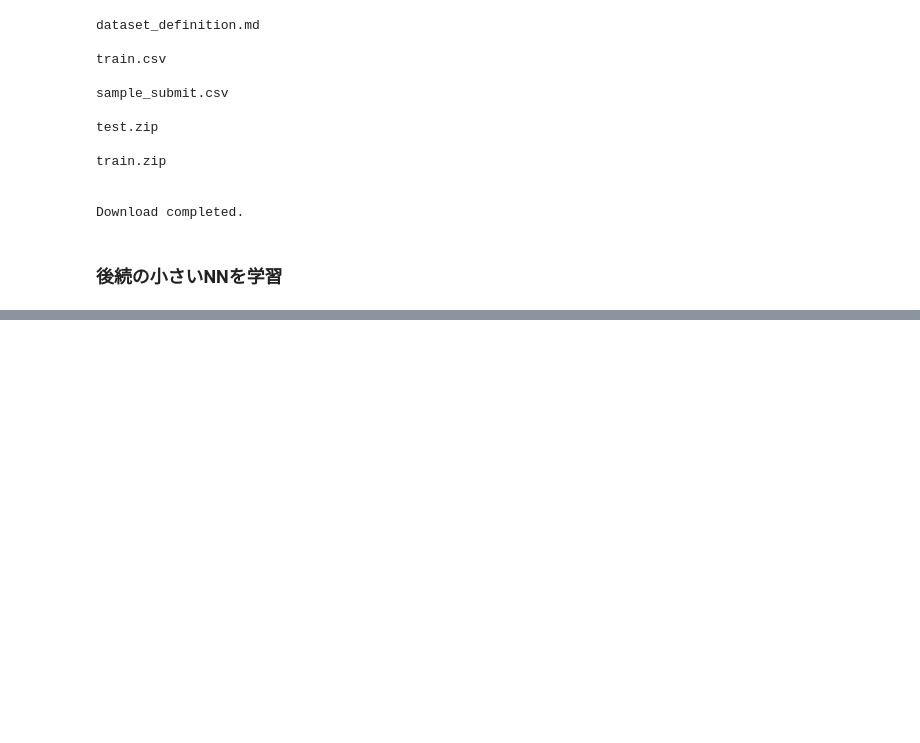
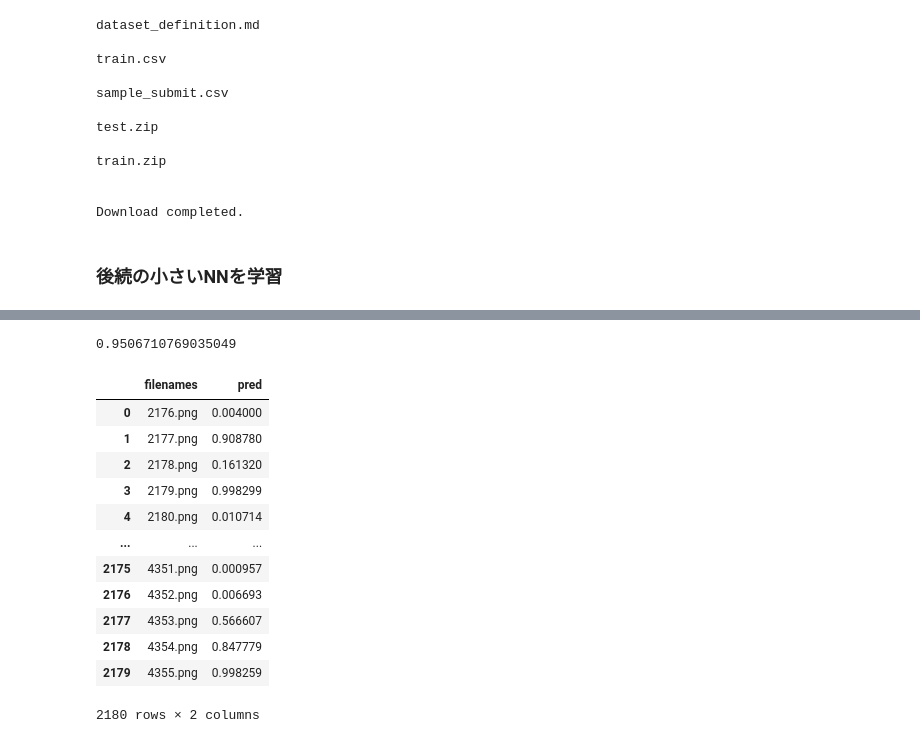
Before and after one commit to SStakafumi/package-classification-comp, a Jupyter notebook: blip.ipynb, the cells around one changed output, grey strips where cells are left out. Drawn from its saved outputs; the diff is of its cells as text; code cells hidden in the pictures; blank space fills up the shorter version.

Commit message:
model using blip image encoder and classifier header

```diff
--- a/blip.ipynb
+++ b/blip.ipynb
@@ -305,7 +428,7 @@ for iter_num, (X, y) in enumerate(valid_dataloader):
     y = y.to(device)
 
     with torch.no_grad(), torch.autocast("cuda"):
-        pred_y = wrapper_model(X)
+        pred_y = wrapper_model(X).softmax(dim=1)
         preds[iter_num*batch_size:(iter_num+1)*batch_size] = pred_y.detach()
 # %%
 from sklearn.metrics import roc_curve
@@ -320,0 +446,24 @@ plt.grid()
+# %%
+roc_auc
+# %% [output]
+0.9506710769035049
+# %%
+from glob import glob
+import numpy as np
+test_img_paths = sorted(glob("./test/*.png"))
+test_dataset = ImgDataset(img_dir="./", img_paths=test_img_paths, labels=np.zeros(len(test_img_paths)))
+test_dataloader = DataLoader(test_dataset, batch_size=batch_size, shuffle=False)
+# %%
+preds = torch.empty((len(test_dataset), 2))
+wrapper_model.eval()
+for iter_num, (X, y) in enumerate(test_dataloader):
+    X = X.to(device)
+    y = y.to(device)
+
+    with torch.no_grad(), torch.autocast("cuda"):
+        pred_y = wrapper_model(X).softmax(dim=1)
+        preds[iter_num*batch_size:(iter_num+1)*batch_size] = pred_y.detach()
+# %%
+test_df = pd.DataFrame()
+test_df["filenames"] = list(map(lambda x: x.split("/")[-1], test_img_paths))
+test_df["pred"] = preds[:, 1].numpy()
@@ -320,0 +472,16 @@ plt.grid()
+# %%
+test_df
+# %% [output]
+|  | filenames | pred |
+| 0 | 2176.png | 0.004000 |
+| 1 | 2177.png | 0.908780 |
+| 2 | 2178.png | 0.161320 |
+| 3 | 2179.png | 0.998299 |
+| 4 | 2180.png | 0.010714 |
+| ... | ... | ... |
+| 2175 | 4351.png | 0.000957 |
+| 2176 | 4352.png | 0.006693 |
+| 2177 | 4353.png | 0.566607 |
+| 2178 | 4354.png | 0.847779 |
+| 2179 | 4355.png | 0.998259 |
+2180 rows × 2 columns
```
Also changed, not shown: parts of 18 cells of this notebook.
